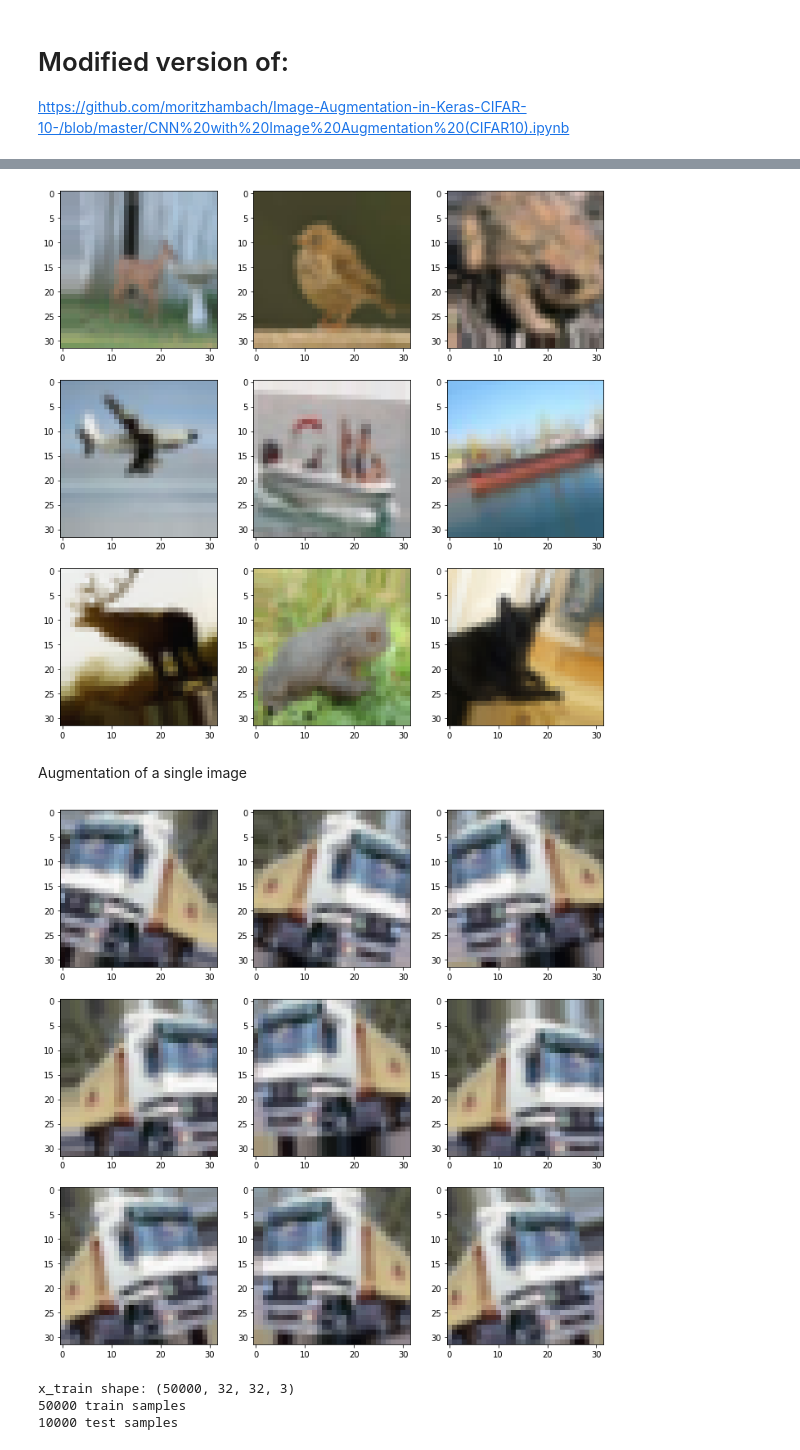
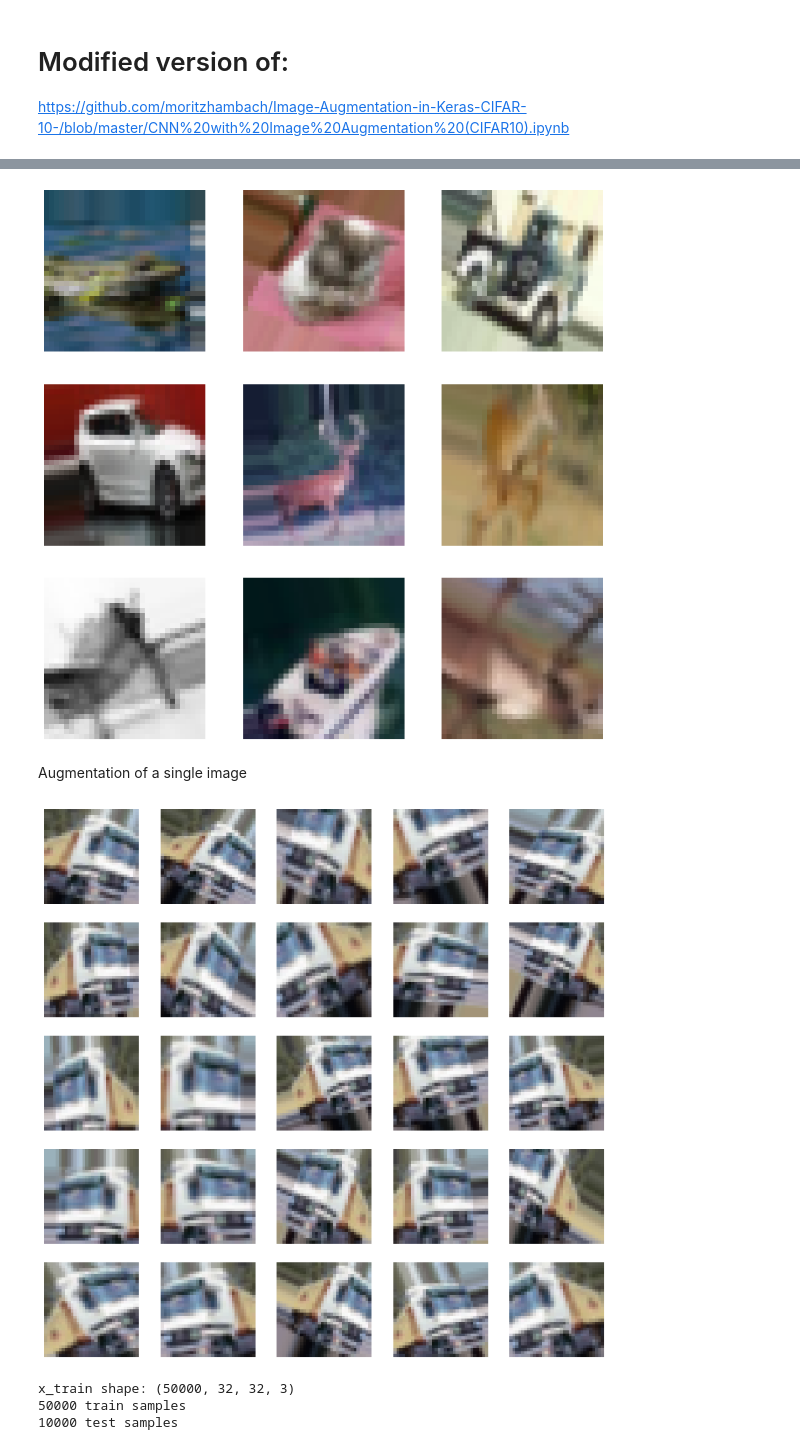
Before and after one commit to marcinwolter/DeepLearning_2020, a Jupyter notebook: CNN_with_Image_Augmentation.ipynb, the cells around one changed output, grey strips where cells are left out. Saved outputs shown, nothing was run; the diff lists cells and outputs as text; code cells hidden in the pictures.

```diff
--- a/CNN_with_Image_Augmentation.ipynb
+++ b/CNN_with_Image_Augmentation.ipynb
@@ -32,6 +32,7 @@ yy_test = y_test
 fig = plt.figure(figsize=(12, 12))
 for i in range(0,9):
     plt.subplot(330 + 1 + i)
+    plt.axis('off')
     plt.imshow(x_train[i])
 plt.show()
 # %% [output]
@@ -39,11 +40,11 @@ plt.show()
 # %%
 # set up image augmentation
 datagen = ImageDataGenerator(
-    rotation_range=15,
+    rotation_range=30,
     horizontal_flip=True,
-    width_shift_range=0.1,
-    height_shift_range=0.1
-    #zoom_range=0.3
+    width_shift_range=0.2,
+    height_shift_range=0.2,
+    zoom_range=0.25
     )
 datagen.fit(x_train)
 # %%
@@ -53,25 +54,27 @@ for X_batch, y_batch in datagen.flow(x_train, y_train, batch_size=9):
     for i in range(0, 9):
          plt.subplot(330 + 1 + i)
          plt.imshow(X_batch[i].astype(np.uint8))
+         plt.axis('off')
     plt.show()
     break
 # %% [output]
-[figure, old version]
+[figure, new version]
 # %% [markdown]
 Augmentation of a single image
 # %%
 # see example augmentation images
 fig = plt.figure(figsize=(12, 12))
 
-for i in range(0, 9):
+for i in range(0, 25):
     for X_batch, y_batch in datagen.flow(x_train[1:3], y_train[1:3], batch_size=1, shuffle=False):
-         plt.subplot(330 + 1 + i)
+         plt.subplot(5,5,i+1)
          plt.imshow(X_batch[0].astype(np.uint8))
+         plt.axis('off')
          break
 
 plt.show()
 # %% [output]
-[figure, old version]
+[figure, new version]
 # %%
 #reshape into images
 x_train = x_train.reshape(x_train.shape[0], img_rows, img_cols, channels)
```
Also changed, not shown: parts of 14 cells of this notebook.
